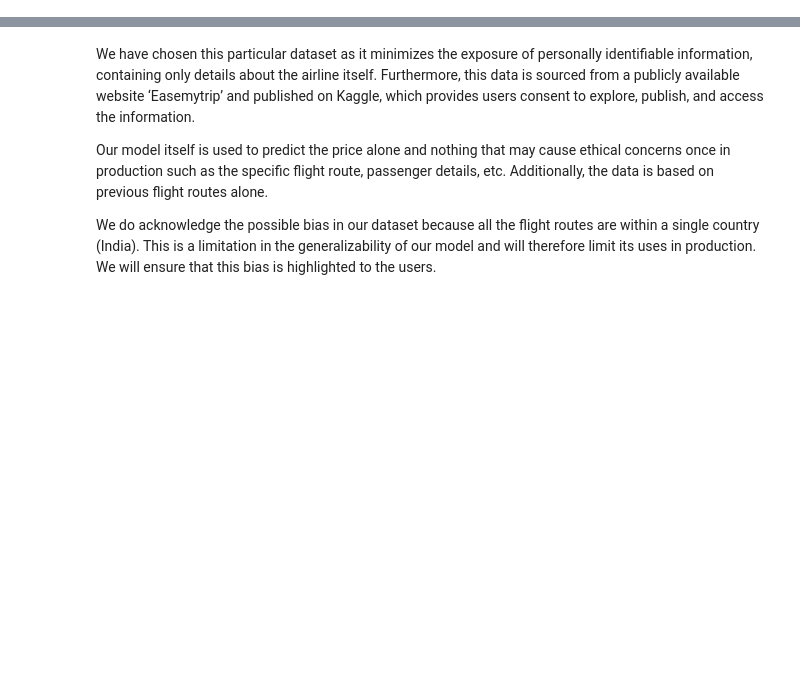
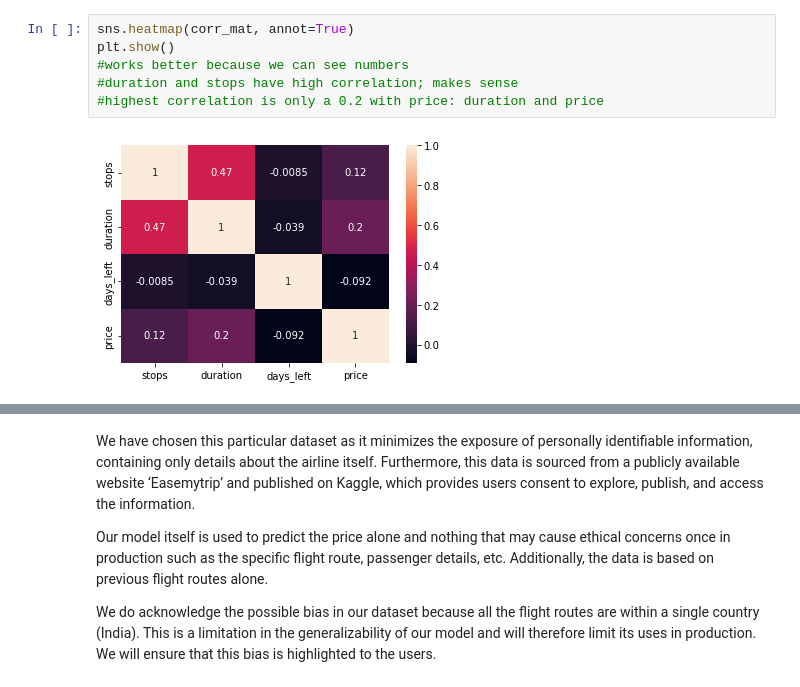
Before and after one commit to COGS118A/Group024-Sp22, a Jupyter notebook: Checkpoint_group024.ipynb, the cells around one changed output, grey strips where cells are left out. Drawn from its saved outputs; the diff is of its cells as text; blank space fills up the shorter version.

```diff
--- a/Checkpoint_group024.ipynb
+++ b/Checkpoint_group024.ipynb
@@ -71,0 +223,8 @@ Examples would include:
+# %%
+sns.heatmap(corr_mat, annot=True)
+plt.show()
+#works better because we can see numbers
+#duration and stops have high correlation; makes sense
+#highest correlation is only a 0.2 with price: duration and price
+# %% [output]
+[figure, added]
```
Also changed, not shown: parts of 128 cells of this notebook, 1 other file.
